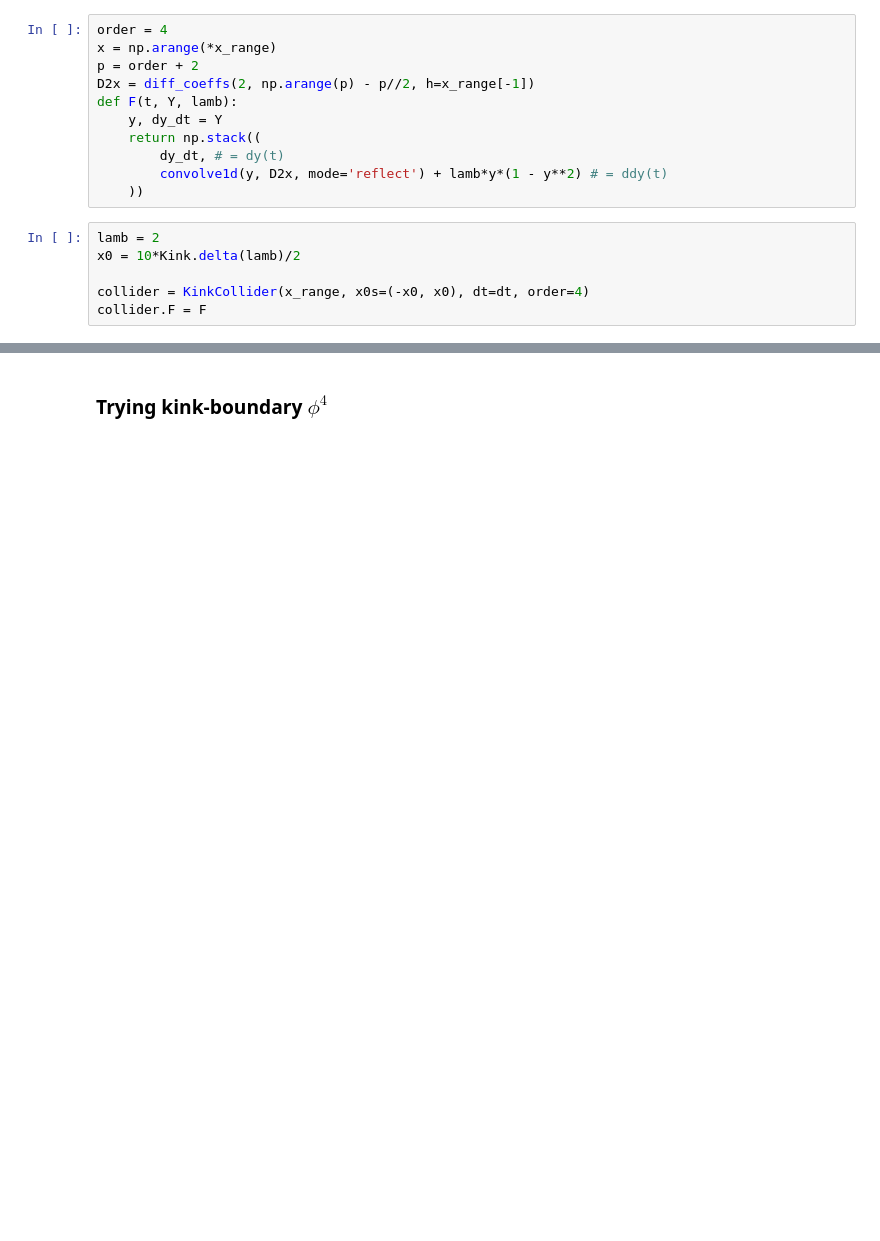
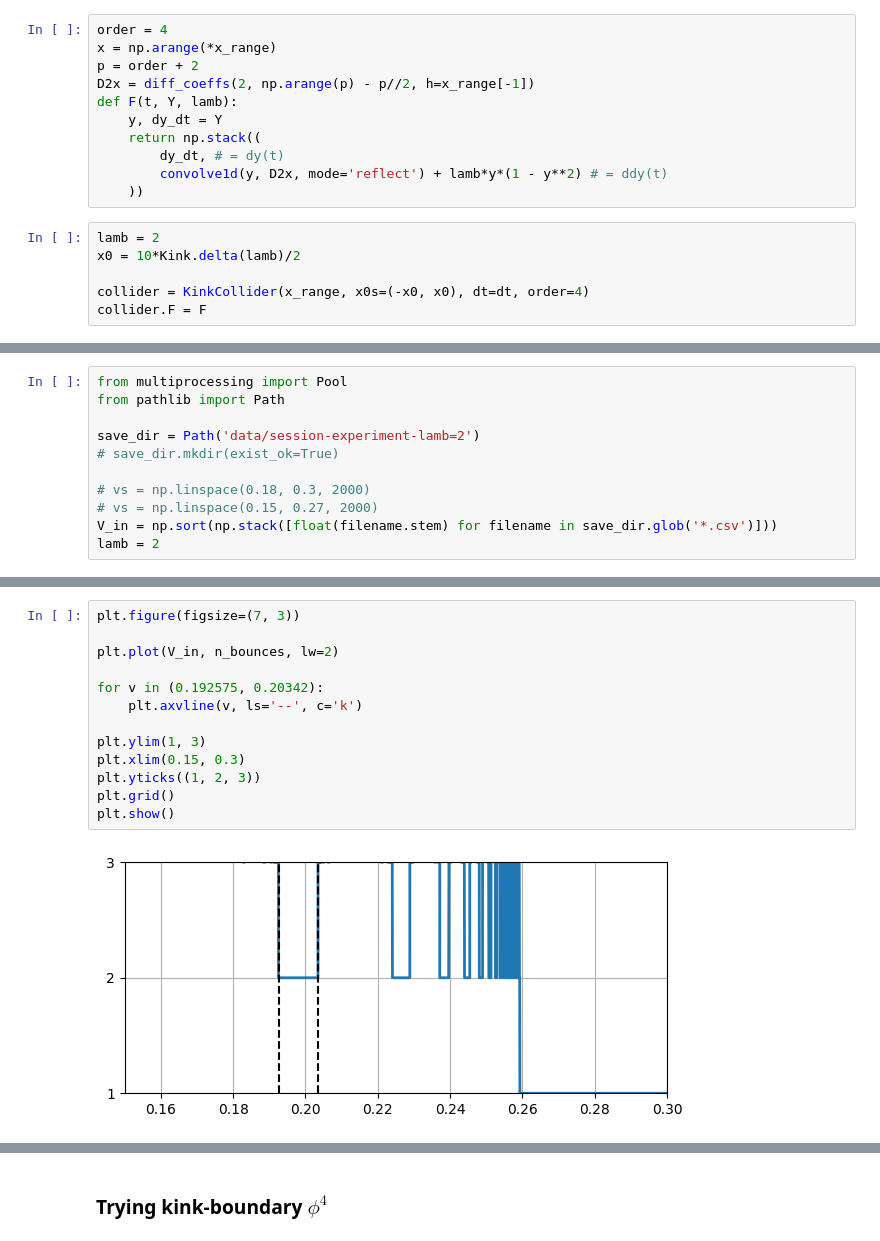
Before and after one commit to JairoSSantos/parallel-kink-scattering, a Jupyter notebook: notebooks/experiments.ipynb, the cells around one changed output, grey strips where cells are left out. Saved outputs shown, nothing was run; the diff lists cells and outputs as text; blank space fills up the shorter version.

Commit message:
Experiments

```diff
--- a/notebooks/experiments.ipynb
+++ b/notebooks/experiments.ipynb
@@ -159,0 +160,11 @@ plt.show()
+# %%
+from multiprocessing import Pool
+from pathlib import Path
+
+save_dir = Path('data/session-experiment-lamb=2')
+# save_dir.mkdir(exist_ok=True)
+
+# vs = np.linspace(0.18, 0.3, 2000)
+# vs = np.linspace(0.15, 0.27, 2000)
+V_in = np.sort(np.stack([float(filename.stem) for filename in save_dir.glob('*.csv')]))
+lamb = 2
@@ -159,0 +219,15 @@ plt.show()
+# %%
+plt.figure(figsize=(7, 3))
+
+plt.plot(V_in, n_bounces, lw=2)
+
+for v in (0.192575, 0.20342):
+    plt.axvline(v, ls='--', c='k')
+
+plt.ylim(1, 3)
+plt.xlim(0.15, 0.3)
+plt.yticks((1, 2, 3))
+plt.grid()
+plt.show()
+# %% [output]
+[figure, added]
```
Also changed, not shown: parts of 33 cells of this notebook, 2 other files.
